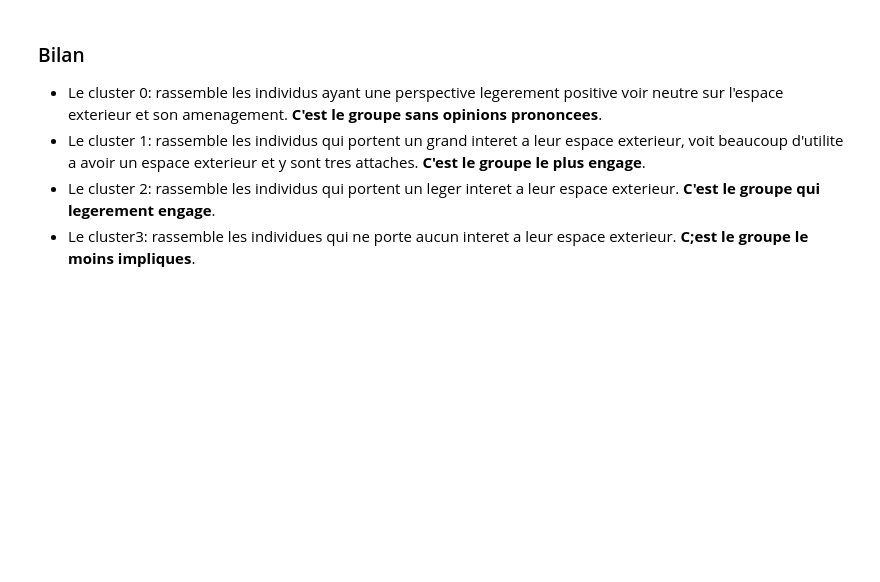
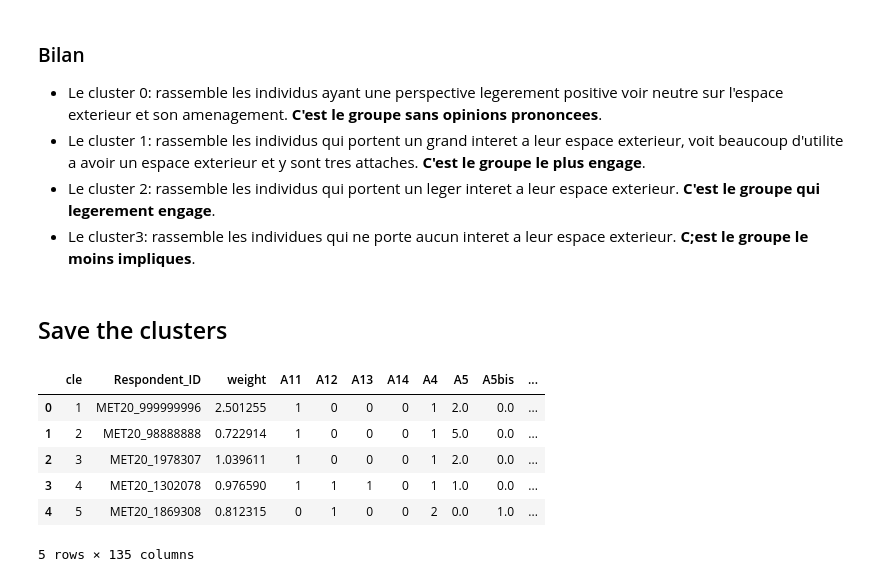
Before and after one commit to Coartix/Kantar, a Jupyter notebook: Clustering.ipynb, the cells around one changed output. Cells and saved outputs as stored; diff of their text form; code cells hidden in the pictures; blank space fills up the shorter version.

Commit message:
feat(clustering): save clusters in df

```diff
--- a/Clustering.ipynb
+++ b/Clustering.ipynb
@@ -551,3 +551,18 @@ Le cluster 2 se rapproche du cluster 1 mais est plus modere dans ses reponses et
 - Le cluster 1: rassemble les individus qui portent un grand interet a leur espace exterieur, voit beaucoup d'utilite a avoir un espace exterieur et y sont tres attaches. **C'est le groupe le plus engage**.
 - Le cluster 2: rassemble les individus qui portent un leger interet a leur espace exterieur. **C'est le groupe qui legerement engage**.
 - Le cluster3: rassemble les individues qui ne porte aucun interet a leur espace exterieur. **C;est le groupe le moins impliques**.
+# %% [markdown]
+## Save the clusters
+# %%
+df_codes["cluster_usage"] = df_usage["cluster"]
+df_codes["cluster_attitude"] = df_attitude["cluster"]
+# %%
+df_codes.head()
+# %% [output]
+|  | cle | Respondent_ID | weight | A11 | A12 | A13 | A14 | A4 | A5 | A5bis | ... |
+| 0 | 1 | MET20_999999996 | 2.501255 | 1 | 0 | 0 | 0 | 1 | 2.0 | 0.0 | ... |
+| 1 | 2 | MET20_98888888 | 0.722914 | 1 | 0 | 0 | 0 | 1 | 5.0 | 0.0 | ... |
+| 2 | 3 | MET20_1978307 | 1.039611 | 1 | 0 | 0 | 0 | 1 | 2.0 | 0.0 | ... |
+| 3 | 4 | MET20_1302078 | 0.976590 | 1 | 1 | 1 | 0 | 1 | 1.0 | 0.0 | ... |
+| 4 | 5 | MET20_1869308 | 0.812315 | 0 | 1 | 0 | 0 | 2 | 0.0 | 1.0 | ... |
+5 rows × 135 columns
```
Also changed, not shown: parts of 2 cells of this notebook.
